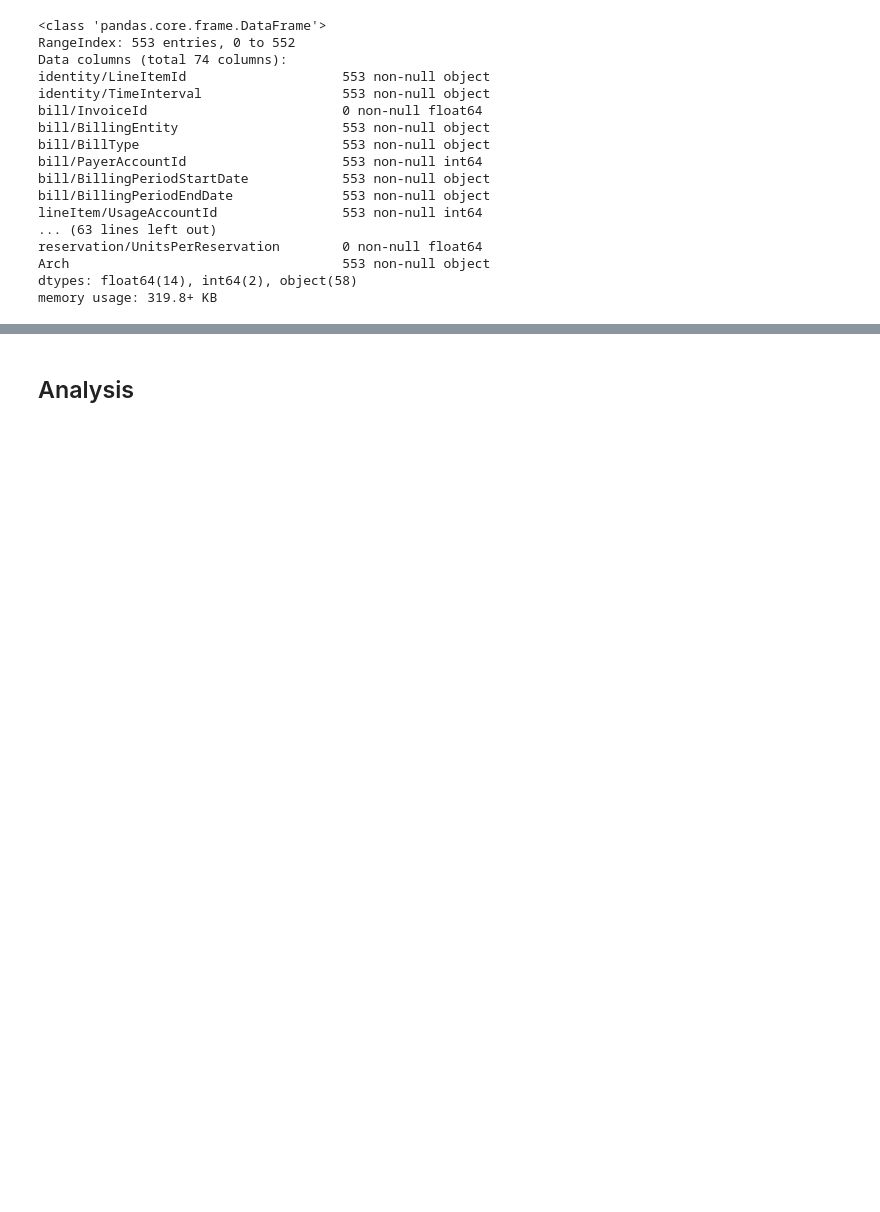
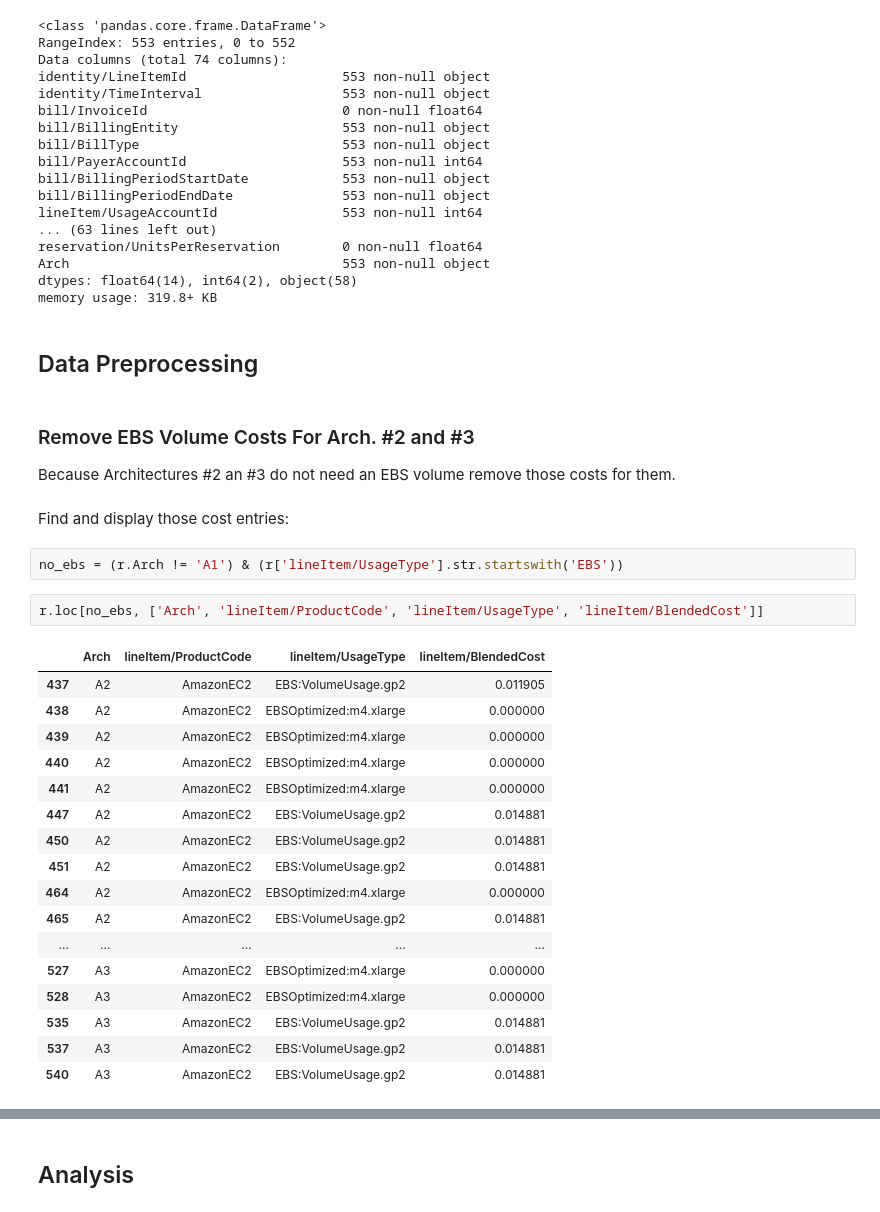
Before and after one commit to OPENDAP/cloudydap, a Jupyter notebook: python/logging/Cloudydap_Cost_Analysis.ipynb, the cells around one changed output, grey strips where cells are left out. Saved outputs shown, nothing was run; the diff lists cells and outputs as text; blank space fills up the shorter version.

Commit message:
Update Cloudydap use cases cost analysis notebook

```diff
--- a/python/logging/Cloudydap_Cost_Analysis.ipynb
+++ b/python/logging/Cloudydap_Cost_Analysis.ipynb
@@ -52,3 +52,34 @@ reservation/UnitsPerReservation        0 non-null float64
 Arch                                   553 non-null object
 dtypes: float64(14), int64(2), object(58)
 memory usage: 319.8+ KB
+# %% [markdown]
+## Data Preprocessing
+# %% [markdown]
+
+### Remove EBS Volume Costs For Arch. \#2 and \#3
+
+Because Architectures \#2 an \#3 do not need an EBS volume remove those costs for them.
+# %% [markdown]
+Find and display those cost entries:
+# %%
+no_ebs = (r.Arch != 'A1') & (r['lineItem/UsageType'].str.startswith('EBS'))
+# %%
+r.loc[no_ebs, ['Arch', 'lineItem/ProductCode', 'lineItem/UsageType', 'lineItem/BlendedCost']]
+# %% [output]
+|  | Arch | lineItem/ProductCode | lineItem/UsageType | lineItem/BlendedCost |
+| 437 | A2 | AmazonEC2 | EBS:VolumeUsage.gp2 | 0.011905 |
+| 438 | A2 | AmazonEC2 | EBSOptimized:m4.xlarge | 0.000000 |
+| 439 | A2 | AmazonEC2 | EBSOptimized:m4.xlarge | 0.000000 |
+| 440 | A2 | AmazonEC2 | EBSOptimized:m4.xlarge | 0.000000 |
+| 441 | A2 | AmazonEC2 | EBSOptimized:m4.xlarge | 0.000000 |
+| 447 | A2 | AmazonEC2 | EBS:VolumeUsage.gp2 | 0.014881 |
+| 450 | A2 | AmazonEC2 | EBS:VolumeUsage.gp2 | 0.014881 |
+| 451 | A2 | AmazonEC2 | EBS:VolumeUsage.gp2 | 0.014881 |
+| 464 | A2 | AmazonEC2 | EBSOptimized:m4.xlarge | 0.000000 |
+| 465 | A2 | AmazonEC2 | EBS:VolumeUsage.gp2 | 0.014881 |
+| ... | ... | ... | ... | ... |
+| 527 | A3 | AmazonEC2 | EBSOptimized:m4.xlarge | 0.000000 |
+| 528 | A3 | AmazonEC2 | EBSOptimized:m4.xlarge | 0.000000 |
+| 535 | A3 | AmazonEC2 | EBS:VolumeUsage.gp2 | 0.014881 |
+| 537 | A3 | AmazonEC2 | EBS:VolumeUsage.gp2 | 0.014881 |
+| 540 | A3 | AmazonEC2 | EBS:VolumeUsage.gp2 | 0.014881 |
```
Also changed, not shown: parts of 54 cells of this notebook.
